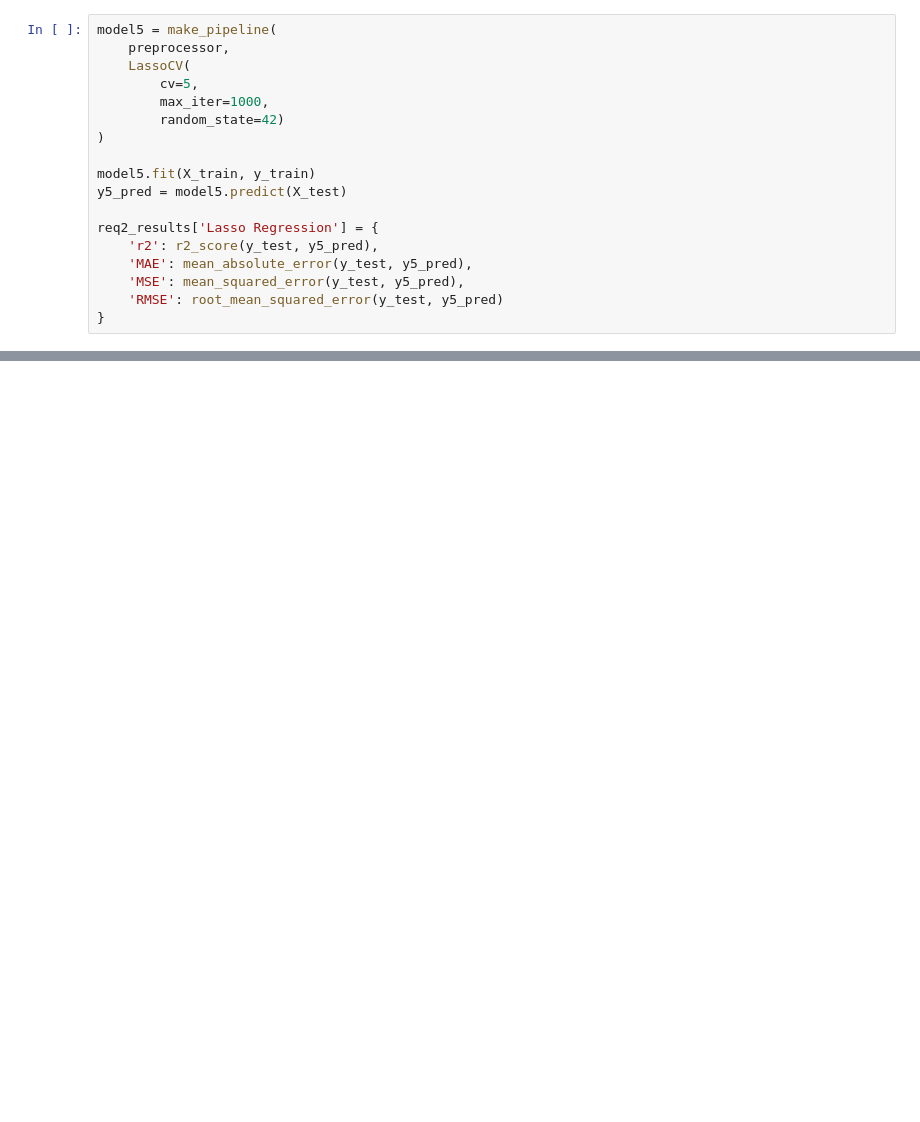
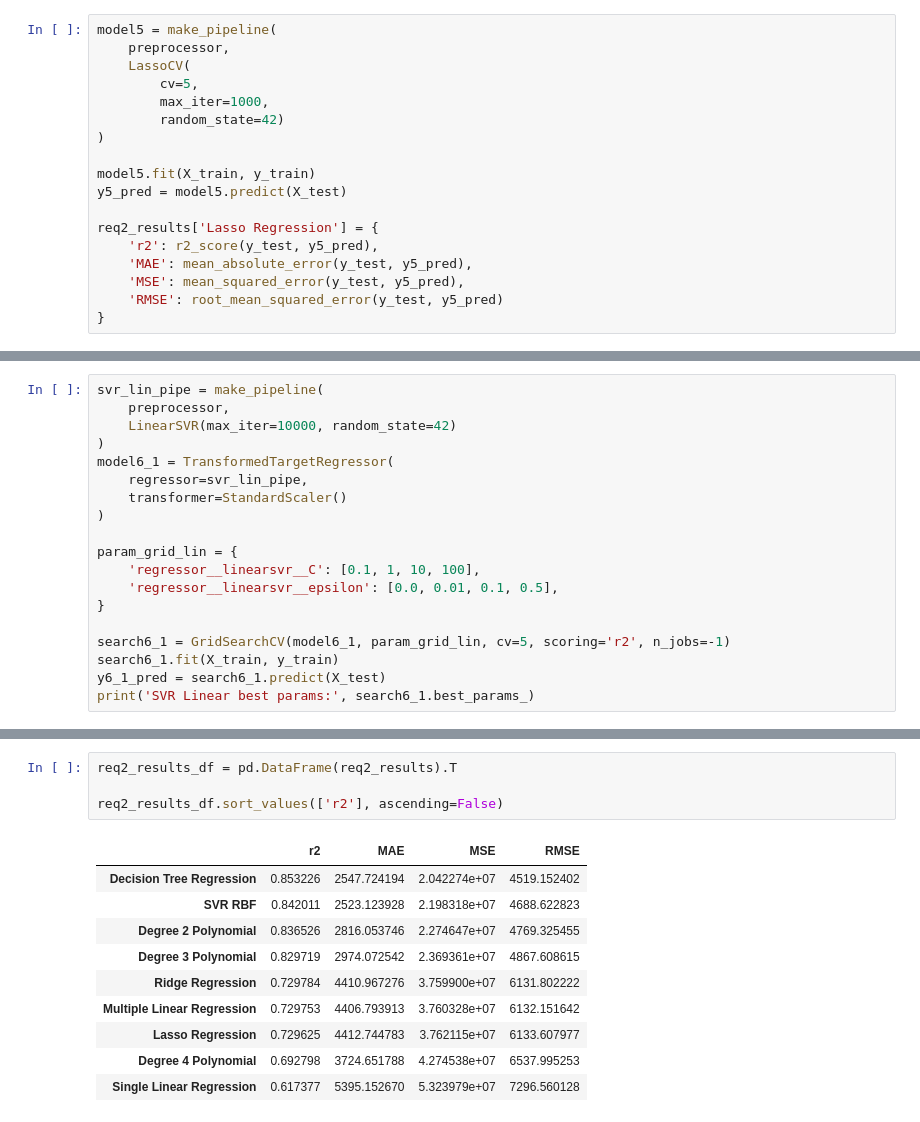
Before and after one commit to emarkow1/EECE-5644-miniproject-02, a Jupyter notebook: miniproject02.ipynb, the cells around one changed output, grey strips where cells are left out. Saved outputs shown, nothing was run; the diff lists cells and outputs as text; blank space fills up the shorter version.

```diff
--- a/miniproject02.ipynb
+++ b/miniproject02.ipynb
@@ -313,0 +323,19 @@ dtype: float64
+# %%
+svr_lin_pipe = make_pipeline(
+    preprocessor,
+    LinearSVR(max_iter=10000, random_state=42)
+)
+model6_1 = TransformedTargetRegressor(
+    regressor=svr_lin_pipe,
+    transformer=StandardScaler()
+)
+
+param_grid_lin = {
+    'regressor__linearsvr__C': [0.1, 1, 10, 100],
+    'regressor__linearsvr__epsilon': [0.0, 0.01, 0.1, 0.5],
+}
+
+search6_1 = GridSearchCV(model6_1, param_grid_lin, cv=5, scoring='r2', n_jobs=-1)
+search6_1.fit(X_train, y_train)
+y6_1_pred = search6_1.predict(X_test)
+print('SVR Linear best params:', search6_1.best_params_)
@@ -313,0 +393,15 @@ dtype: float64
+# %%
+req2_results_df = pd.DataFrame(req2_results).T
+
+req2_results_df.sort_values(['r2'], ascending=False)
+# %% [output]
+|  | r2 | MAE | MSE | RMSE |
+| Decision Tree Regression | 0.853226 | 2547.724194 | 2.042274e+07 | 4519.152402 |
+| SVR RBF | 0.842011 | 2523.123928 | 2.198318e+07 | 4688.622823 |
+| Degree 2 Polynomial | 0.836526 | 2816.053746 | 2.274647e+07 | 4769.325455 |
+| Degree 3 Polynomial | 0.829719 | 2974.072542 | 2.369361e+07 | 4867.608615 |
+| Ridge Regression | 0.729784 | 4410.967276 | 3.759900e+07 | 6131.802222 |
+| Multiple Linear Regression | 0.729753 | 4406.793913 | 3.760328e+07 | 6132.151642 |
+| Lasso Regression | 0.729625 | 4412.744783 | 3.762115e+07 | 6133.607977 |
+| Degree 4 Polynomial | 0.692798 | 3724.651788 | 4.274538e+07 | 6537.995253 |
+| Single Linear Regression | 0.617377 | 5395.152670 | 5.323979e+07 | 7296.560128 |
```
Also changed, not shown: parts of 15 cells of this notebook, 1 other file.
